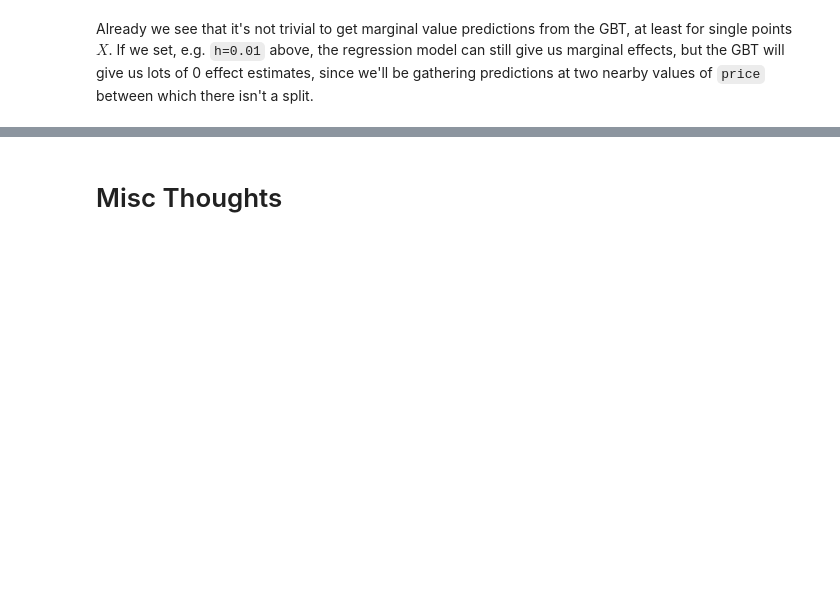
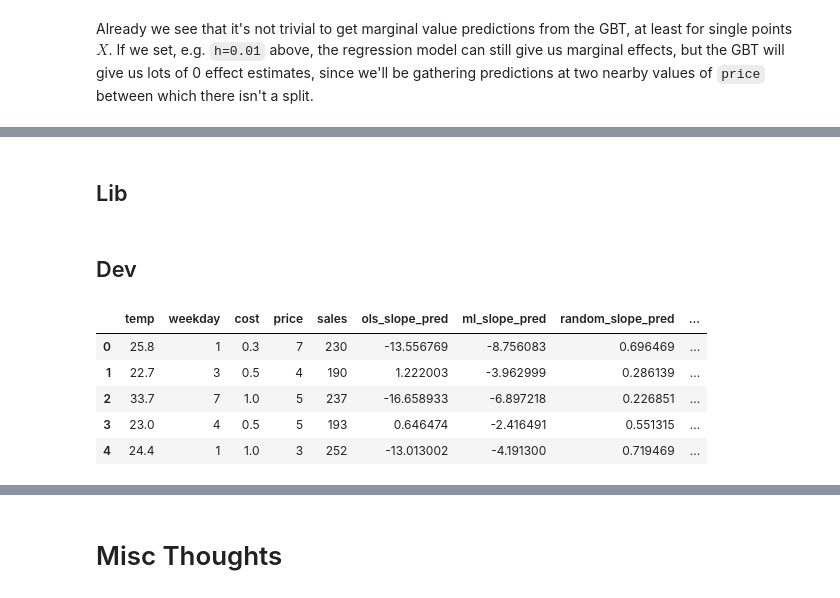
Before and after one commit to dzhang203/tell_me_why, a Jupyter notebook: notebooks/mf-19-evaluating-causal-models.ipynb, the cells around one changed output, grey strips where cells are left out. Cells and saved outputs as stored; diff of their text form; code cells hidden in the pictures; blank space fills up the shorter version.

```diff
--- a/notebooks/mf-19-evaluating-causal-models.ipynb
+++ b/notebooks/mf-19-evaluating-causal-models.ipynb
@@ -133,0 +167,20 @@ Already we see that it's not trivial to get marginal value predictions from the
+# %% [markdown]
+## Lib
+# %%
+def add_df_group_by_ml_prediction(df, n=12):
+    return df.assign(**{
+        'ml_slope_band': pd.qcut(df['ml_slope_pred'], q=n)
+    })
+# %% [markdown]
+## Dev
+# %%
+prices_exog_pred = add_df_group_by_ml_prediction(prices_exog_pred)
+# %%
+prices_exog_pred.head()
+# %% [output]
+|  | temp | weekday | cost | price | sales | ols_slope_pred | ml_slope_pred | random_slope_pred | ... |
+| 0 | 25.8 | 1 | 0.3 | 7 | 230 | -13.556769 | -8.756083 | 0.696469 | ... |
+| 1 | 22.7 | 3 | 0.5 | 4 | 190 | 1.222003 | -3.962999 | 0.286139 | ... |
+| 2 | 33.7 | 7 | 1.0 | 5 | 237 | -16.658933 | -6.897218 | 0.226851 | ... |
+| 3 | 23.0 | 4 | 0.5 | 5 | 193 | 0.646474 | -2.416491 | 0.551315 | ... |
+| 4 | 24.4 | 1 | 1.0 | 3 | 252 | -13.013002 | -4.191300 | 0.719469 | ... |
```
Also changed, not shown: parts of 6 cells of this notebook.
